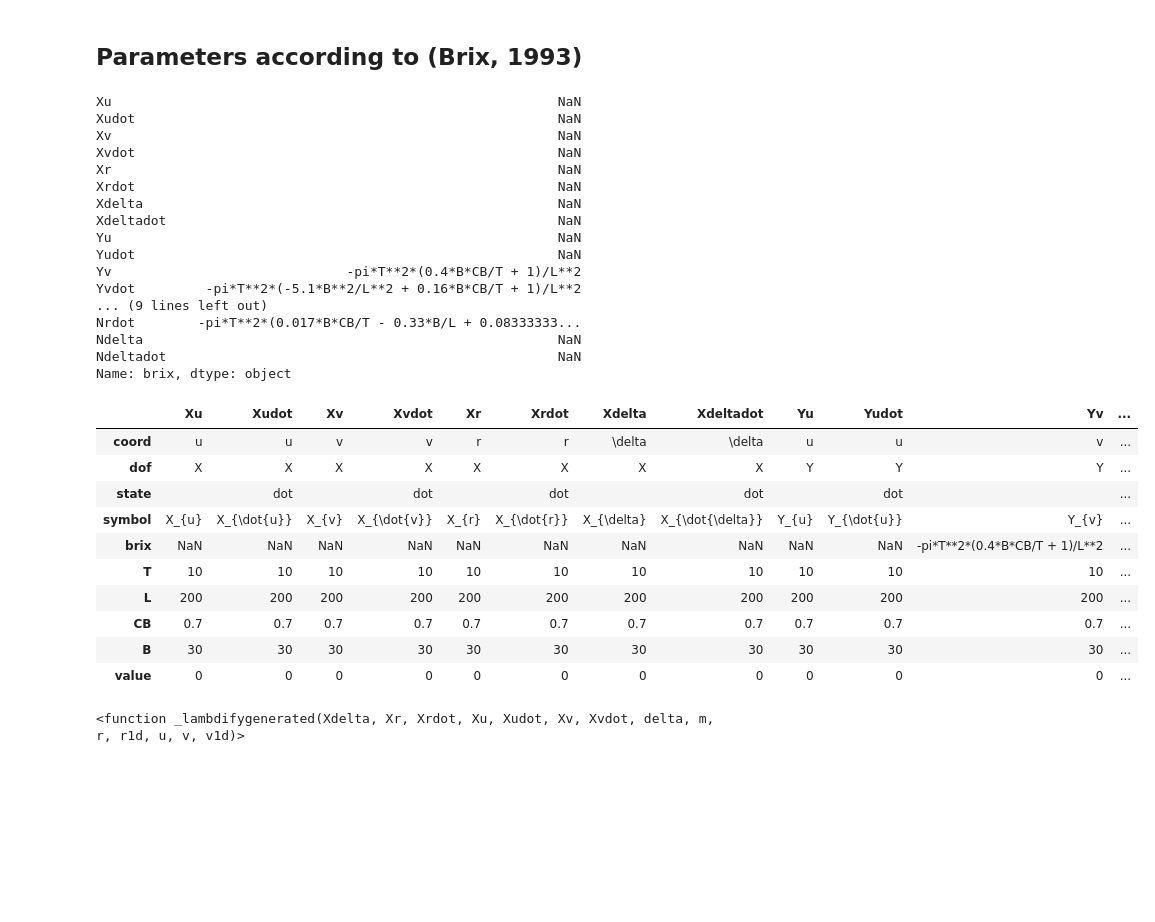
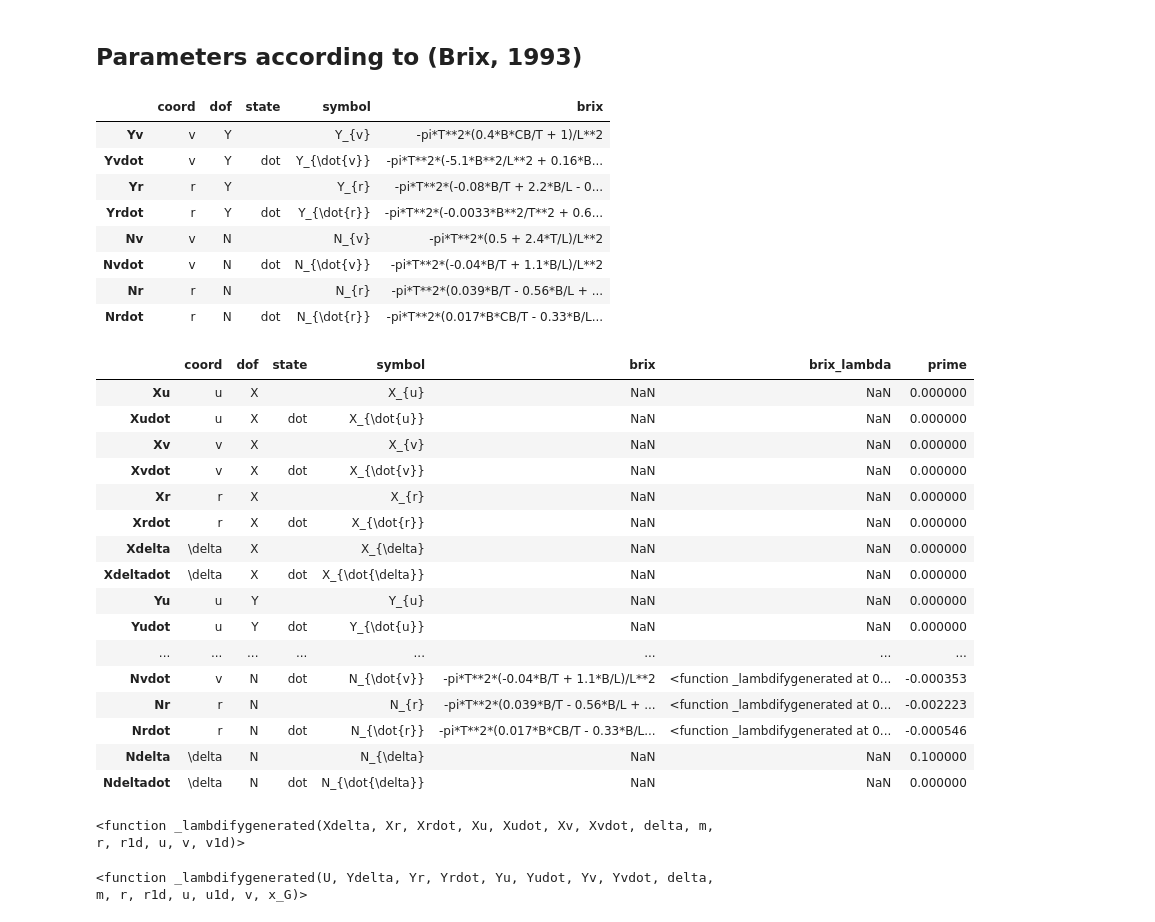
Before and after one commit to martinlarsalbert/VesselManoeuvringModels, a Jupyter notebook: notebooks/06.01_linear_VMM.ipynb, the cells around one changed output. Drawn from its saved outputs; the diff is of its cells as text; code cells hidden in the pictures; blank space fills up the shorter version.

```diff
--- a/notebooks/06.01_linear_VMM.ipynb
+++ b/notebooks/06.01_linear_VMM.ipynb
@@ -161,40 +179,47 @@ df_parameters.loc['B'] = 30
+# %%
+mask = df_parameters['brix'].notnull()
+df_parameters.loc[mask]
+# %% [output]
+|  | coord | dof | state | symbol | brix |
+| Yv | v | Y |  | Y_{v} | -pi*T**2*(0.4*B*CB/T + 1)/L**2 |
+| Yvdot | v | Y | dot | Y_{\dot{v}} | -pi*T**2*(-5.1*B**2/L**2 + 0.16*B... |
+| Yr | r | Y |  | Y_{r} | -pi*T**2*(-0.08*B/T + 2.2*B/L - 0... |
+| Yrdot | r | Y | dot | Y_{\dot{r}} | -pi*T**2*(-0.0033*B**2/T**2 + 0.6... |
+| Nv | v | N |  | N_{v} | -pi*T**2*(0.5 + 2.4*T/L)/L**2 |
+| Nvdot | v | N | dot | N_{\dot{v}} | -pi*T**2*(-0.04*B/T + 1.1*B/L)/L**2 |
+| Nr | r | N |  | N_{r} | -pi*T**2*(0.039*B/T - 0.56*B/L + ... |
+| Nrdot | r | N | dot | N_{\dot{r}} | -pi*T**2*(0.017*B*CB/T - 0.33*B/L... |
 # %%
-df_parameters.loc['brix']
+df_parameters['brix_lambda'] = df_parameters.loc[mask,'brix'].apply(lambdify)
-# %% [output]
-Xu                                                         NaN
-Xudot                                                      NaN
-Xv                                                         NaN
-Xvdot                                                      NaN
-Xr                                                         NaN
-Xrdot                                                      NaN
-Xdelta                                                     NaN
-Xdeltadot                                                  NaN
-Yu                                                         NaN
-Yudot                                                      NaN
-Yv                              -pi*T**2*(0.4*B*CB/T + 1)/L**2
-Yvdot         -pi*T**2*(-5.1*B**2/L**2 + 0.16*B*CB/T + 1)/L**2
-... (9 lines left out)
-Nrdot        -pi*T**2*(0.017*B*CB/T - 0.33*B/L + 0.08333333...
-Ndelta                                                     NaN
-Ndeltadot                                                  NaN
-Name: brix, dtype: object
-# %%
-df_parameters.loc['value','Xu'] = 0
+# %%
+def calculate_prime(row, ship_parameters):
+    return run(function=row['brix_lambda'], inputs=ship_parameters)
+
+df_parameters.loc[mask,'prime'] = df_parameters.loc[mask].apply(calculate_prime, ship_parameters=ship_parameters, axis=1)
+# %%
+df_parameters.loc['Ydelta','prime'] = 0.1  # Just guessing
+df_parameters.loc['Ndelta','prime'] = 0.1  # Just guessing
 # %%
-df_parameters.loc['value'].fillna(0, inplace=True)
+df_parameters['prime'].fillna(0, inplace=True)
 df_parameters
 # %% [output]
-|  | Xu | Xudot | Xv | Xvdot | Xr | Xrdot | Xdelta | Xdeltadot | Yu | Yudot | Yv | ... |
-| coord | u | u | v | v | r | r | \delta | \delta | u | u | v | ... |
-| dof | X | X | X | X | X | X | X | X | Y | Y | Y | ... |
-| state |  | dot |  | dot |  | dot |  | dot |  | dot |  | ... |
-| symbol | X_{u} | X_{\dot{u}} | X_{v} | X_{\dot{v}} | X_{r} | X_{\dot{r}} | X_{\delta} | X_{\dot{\delta}} | Y_{u} | Y_{\dot{u}} | Y_{v} | ... |
-| brix | NaN | NaN | NaN | NaN | NaN | NaN | NaN | NaN | NaN | NaN | -pi*T**2*(0.4*B*CB/T + 1)/L**2 | ... |
-| T | 10 | 10 | 10 | 10 | 10 | 10 | 10 | 10 | 10 | 10 | 10 | ... |
-| L | 200 | 200 | 200 | 200 | 200 | 200 | 200 | 200 | 200 | 200 | 200 | ... |
-| CB | 0.7 | 0.7 | 0.7 | 0.7 | 0.7 | 0.7 | 0.7 | 0.7 | 0.7 | 0.7 | 0.7 | ... |
-| B | 30 | 30 | 30 | 30 | 30 | 30 | 30 | 30 | 30 | 30 | 30 | ... |
-| value | 0 | 0 | 0 | 0 | 0 | 0 | 0 | 0 | 0 | 0 | 0 | ... |
+|  | coord | dof | state | symbol | brix | brix_lambda | prime |
+| Xu | u | X |  | X_{u} | NaN | NaN | 0.000000 |
+| Xudot | u | X | dot | X_{\dot{u}} | NaN | NaN | 0.000000 |
+| Xv | v | X |  | X_{v} | NaN | NaN | 0.000000 |
+| Xvdot | v | X | dot | X_{\dot{v}} | NaN | NaN | 0.000000 |
+| Xr | r | X |  | X_{r} | NaN | NaN | 0.000000 |
+| Xrdot | r | X | dot | X_{\dot{r}} | NaN | NaN | 0.000000 |
+| Xdelta | \delta | X |  | X_{\delta} | NaN | NaN | 0.000000 |
+| Xdeltadot | \delta | X | dot | X_{\dot{\delta}} | NaN | NaN | 0.000000 |
+| Yu | u | Y |  | Y_{u} | NaN | NaN | 0.000000 |
+| Yudot | u | Y | dot | Y_{\dot{u}} | NaN | NaN | 0.000000 |
+| ... | ... | ... | ... | ... | ... | ... | ... |
+| Nvdot | v | N | dot | N_{\dot{v}} | -pi*T**2*(-0.04*B/T + 1.1*B/L)/L**2 | <function _lambdifygenerated at 0... | -0.000353 |
+| Nr | r | N |  | N_{r} | -pi*T**2*(0.039*B/T - 0.56*B/L + ... | <function _lambdifygenerated at 0... | -0.002223 |
+| Nrdot | r | N | dot | N_{\dot{r}} | -pi*T**2*(0.017*B*CB/T - 0.33*B/L... | <function _lambdifygenerated at 0... | -0.000546 |
+| Ndelta | \delta | N |  | N_{\delta} | NaN | NaN | 0.100000 |
+| Ndeltadot | \delta | N | dot | N_{\dot{\delta}} | NaN | NaN | 0.000000 |
 # %%
 u1d_lambda
 # %% [output]
@@ -203,0 +227,4 @@ def step(t, X, parameters):
+# %%
+v1d_lambda
+# %% [output]
+<function _lambdifygenerated(U, Ydelta, Yr, Yrdot, Yu, Yudot, Yv, Yvdot, delta, m, r, r1d, u, u1d, v, x_G)>
```
Also changed, not shown: parts of 12 cells of this notebook, 1 other file.
